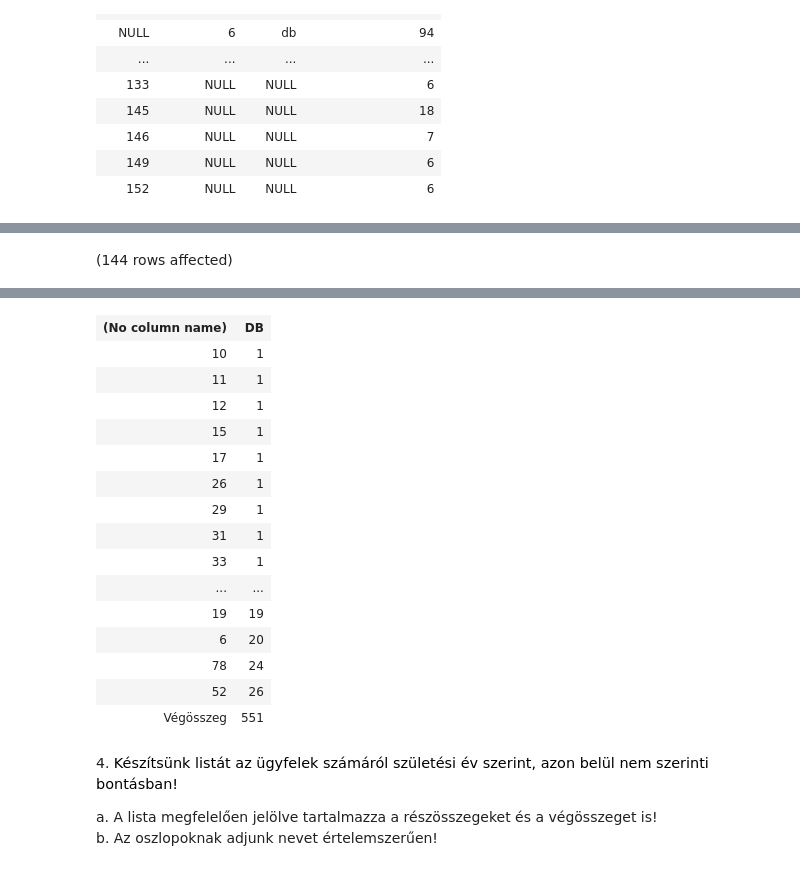
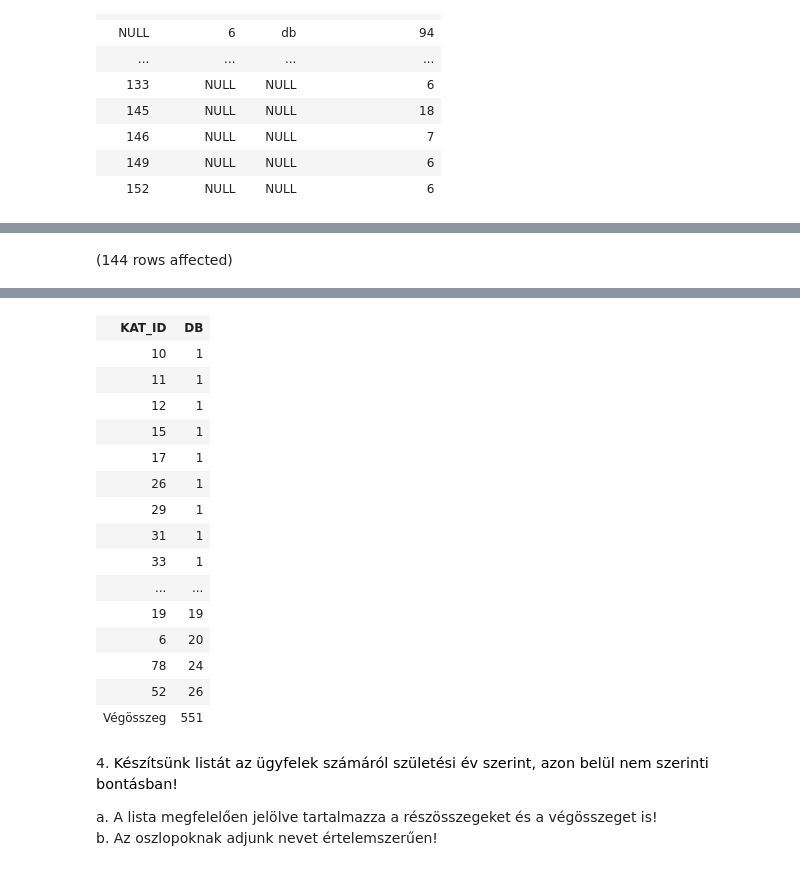
Before and after one commit to Cola39/GXH81K_adatbazis, a Jupyter notebook: gyakorlat04_feladatok.ipynb, the cells around one changed output, grey strips where cells are left out. Saved outputs shown, nothing was run; the diff lists cells and outputs as text; code cells hidden in the pictures.

```diff
--- a/gyakorlat04_feladatok.ipynb
+++ b/gyakorlat04_feladatok.ipynb
@@ -64,5 +64,5 @@ a. Elég megjeleníteni a kategóriák azonosítóit és a darabszámokat!
 # %%
-SELECT IIF(GROUPING(KAT_ID)=1, 'Végösszeg', CAST(KAT_ID AS nvarchar(10))), COUNT(*) AS 'DB'
+SELECT IIF(GROUPING(KAT_ID)=1, 'Végösszeg', CAST(KAT_ID AS nvarchar(10))) AS 'KAT_ID', COUNT(*) AS 'DB'
 FROM Termek
 GROUP BY ROLLUP(KAT_ID)
 ORDER BY COUNT(*)
@@ -72,4 +72,4 @@ Total execution time: 00:00:00.046
-| (No column name) | DB |
+| KAT_ID | DB |
 | 10 | 1 |
 | 11 | 1 |
 | 12 | 1 |
```
Also changed, not shown: parts of 3 cells of this notebook.
